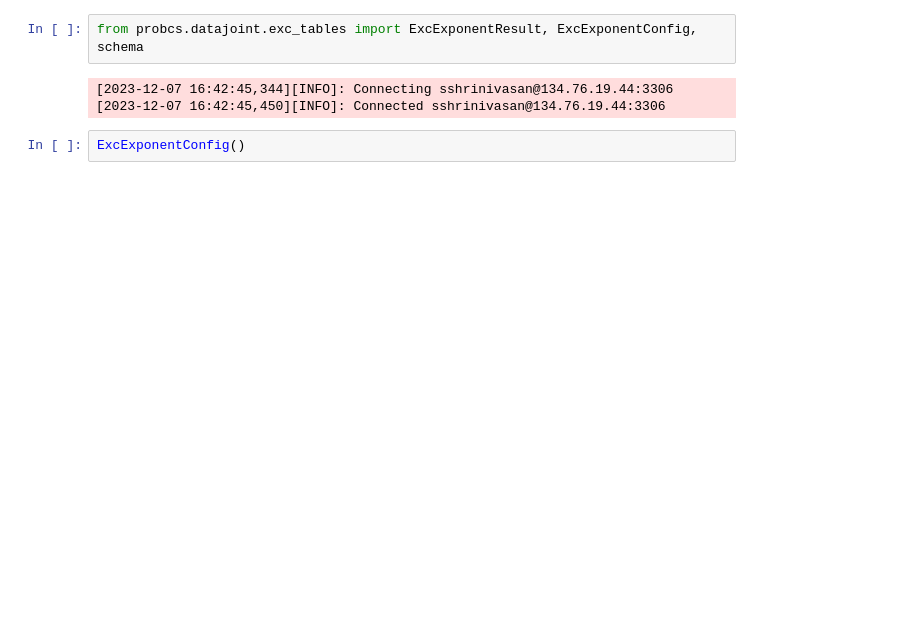
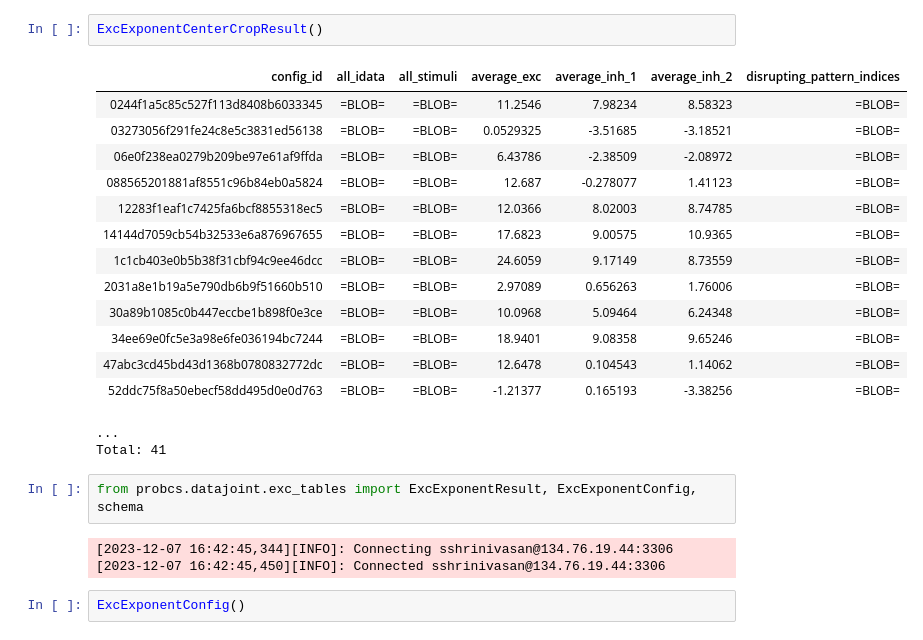
Before and after one commit to suhasshrinivasan/probabilistic-center-surround, a Jupyter notebook: experiments/dj_experiments/table_checker.ipynb, the cells around one changed output. Drawn from its saved outputs; the diff is of its cells as text; blank space fills up the shorter version.

Commit message:
Check table contents

```diff
--- a/experiments/dj_experiments/table_checker.ipynb
+++ b/experiments/dj_experiments/table_checker.ipynb
@@ -1,3 +144,21 @@
+# %%
+ExcExponentCenterCropResult()
+# %% [output]
+| config_id | all_idata | all_stimuli | average_exc | average_inh_1 | average_inh_2 | disrupting_pattern_indices |
+| 0244f1a5c85c527f113d8408b6033345 | =BLOB= | =BLOB= | 11.2546 | 7.98234 | 8.58323 | =BLOB= |
+| 03273056f291fe24c8e5c3831ed56138 | =BLOB= | =BLOB= | 0.0529325 | -3.51685 | -3.18521 | =BLOB= |
+| 06e0f238ea0279b209be97e61af9ffda | =BLOB= | =BLOB= | 6.43786 | -2.38509 | -2.08972 | =BLOB= |
+| 088565201881af8551c96b84eb0a5824 | =BLOB= | =BLOB= | 12.687 | -0.278077 | 1.41123 | =BLOB= |
+| 12283f1eaf1c7425fa6bcf8855318ec5 | =BLOB= | =BLOB= | 12.0366 | 8.02003 | 8.74785 | =BLOB= |
+| 14144d7059cb54b32533e6a876967655 | =BLOB= | =BLOB= | 17.6823 | 9.00575 | 10.9365 | =BLOB= |
+| 1c1cb403e0b5b38f31cbf94c9ee46dcc | =BLOB= | =BLOB= | 24.6059 | 9.17149 | 8.73559 | =BLOB= |
+| 2031a8e1b19a5e790db6b9f51660b510 | =BLOB= | =BLOB= | 2.97089 | 0.656263 | 1.76006 | =BLOB= |
+| 30a89b1085c0b447eccbe1b898f0e3ce | =BLOB= | =BLOB= | 10.0968 | 5.09464 | 6.24348 | =BLOB= |
+| 34ee69e0fc5e3a98e6fe036194bc7244 | =BLOB= | =BLOB= | 18.9401 | 9.08358 | 9.65246 | =BLOB= |
+| 47abc3cd45bd43d1368b0780832772dc | =BLOB= | =BLOB= | 12.6478 | 0.104543 | 1.14062 | =BLOB= |
+| 52ddc75f8a50ebecf58dd495d0e0d763 | =BLOB= | =BLOB= | -1.21377 | 0.165193 | -3.38256 | =BLOB= |
+...
+Total: 41
 # %%
 from probcs.datajoint.exc_tables import ExcExponentResult, ExcExponentConfig, schema
 # %% [output]
```
Also changed, not shown: parts of 23 cells of this notebook.
